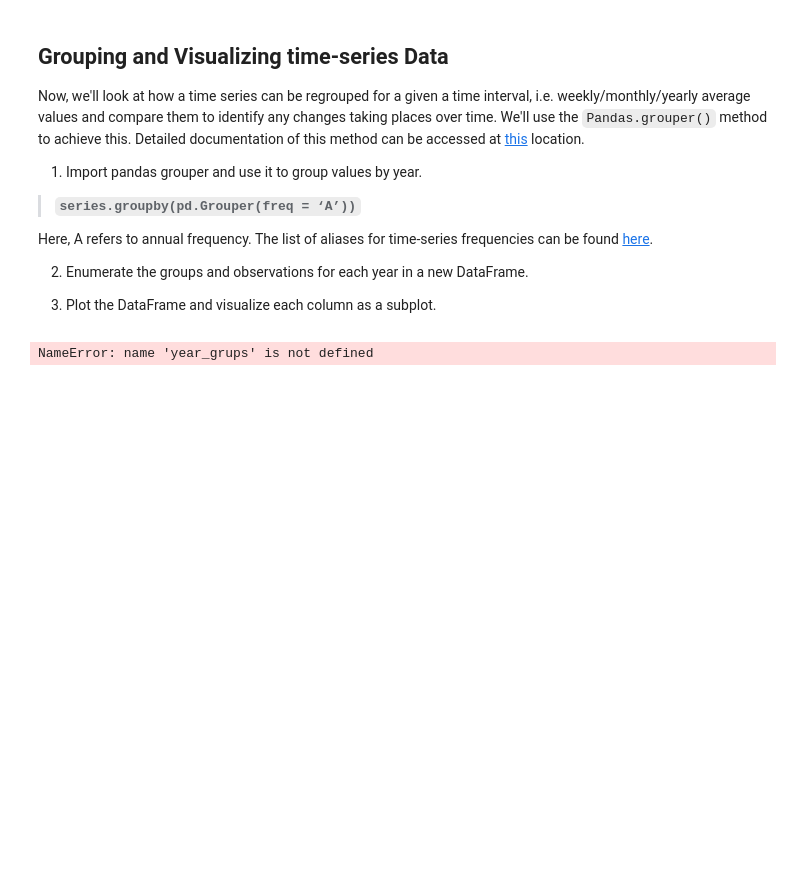
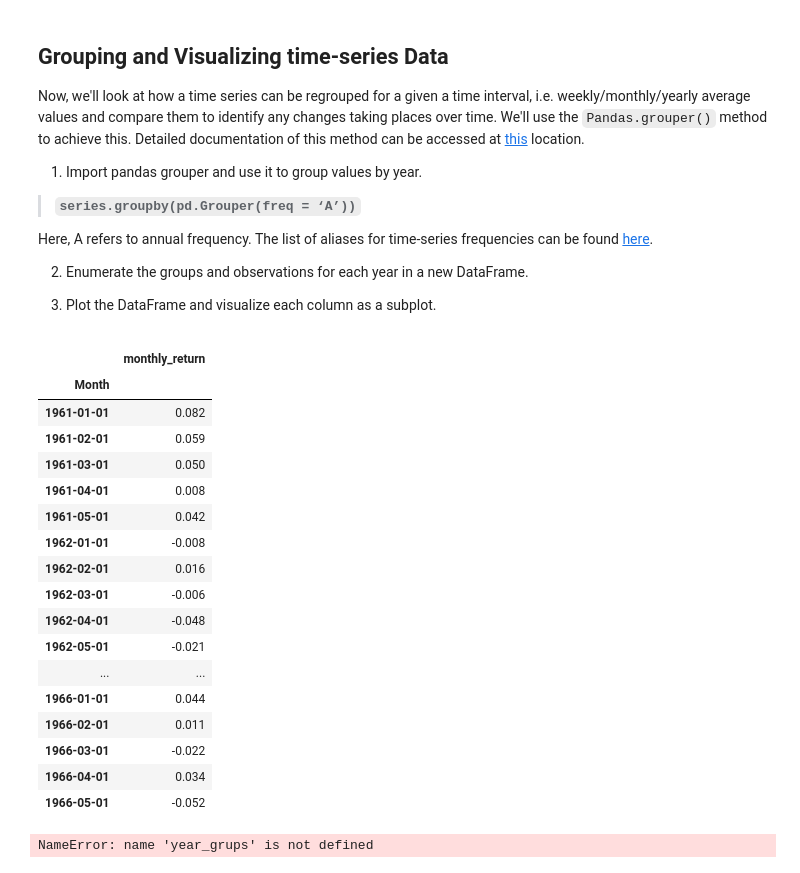
Before and after one commit to Judahesses/dsc-3-25-02-introduction-to-time-series-nyc-ds-career-012819, a Jupyter notebook: index.ipynb, the cells around one changed output. Drawn from its saved outputs; the diff is of its cells as text; code cells hidden in the pictures; blank space fills up the shorter version.

```diff
--- a/index.ipynb
+++ b/index.ipynb
@@ -264,7 +264,26 @@ Here, A refers to annual frequency. The list of aliases for time-series frequenc
 # %%
 # Use pandas grouper to group values using annual frequency
 year_groups = nyse.groupby(pd.Grouper(freq ='A'))
-yea
+year_groups.head()
+# %% [output]
+|  | monthly_return |
+| Month |  |
+| 1961-01-01 | 0.082 |
+| 1961-02-01 | 0.059 |
+| 1961-03-01 | 0.050 |
+| 1961-04-01 | 0.008 |
+| 1961-05-01 | 0.042 |
+| 1962-01-01 | -0.008 |
+| 1962-02-01 | 0.016 |
+| 1962-03-01 | -0.006 |
+| 1962-04-01 | -0.048 |
+| 1962-05-01 | -0.021 |
+| ... | ... |
+| 1966-01-01 | 0.044 |
+| 1966-02-01 | 0.011 |
+| 1966-03-01 | -0.022 |
+| 1966-04-01 | 0.034 |
+| 1966-05-01 | -0.052 |
 # %%
 #Create a new DataFrame and store yearly values in columns
 nyse_annual = pd.DataFrame()
```
